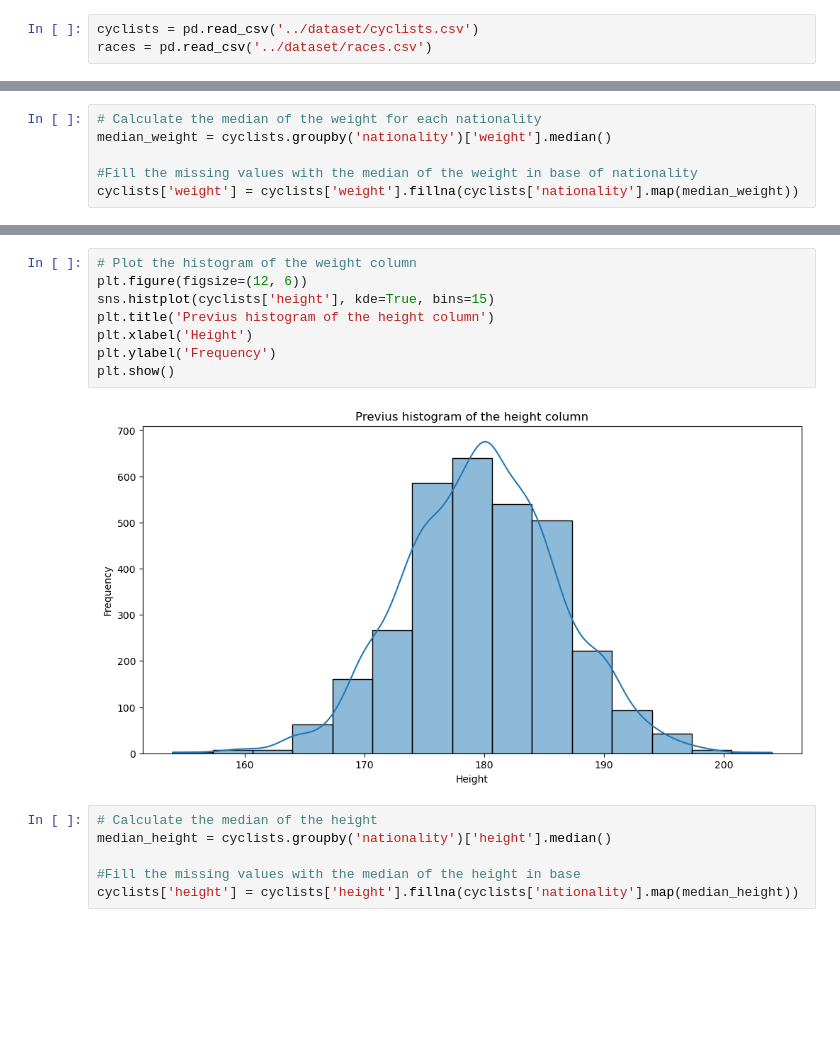
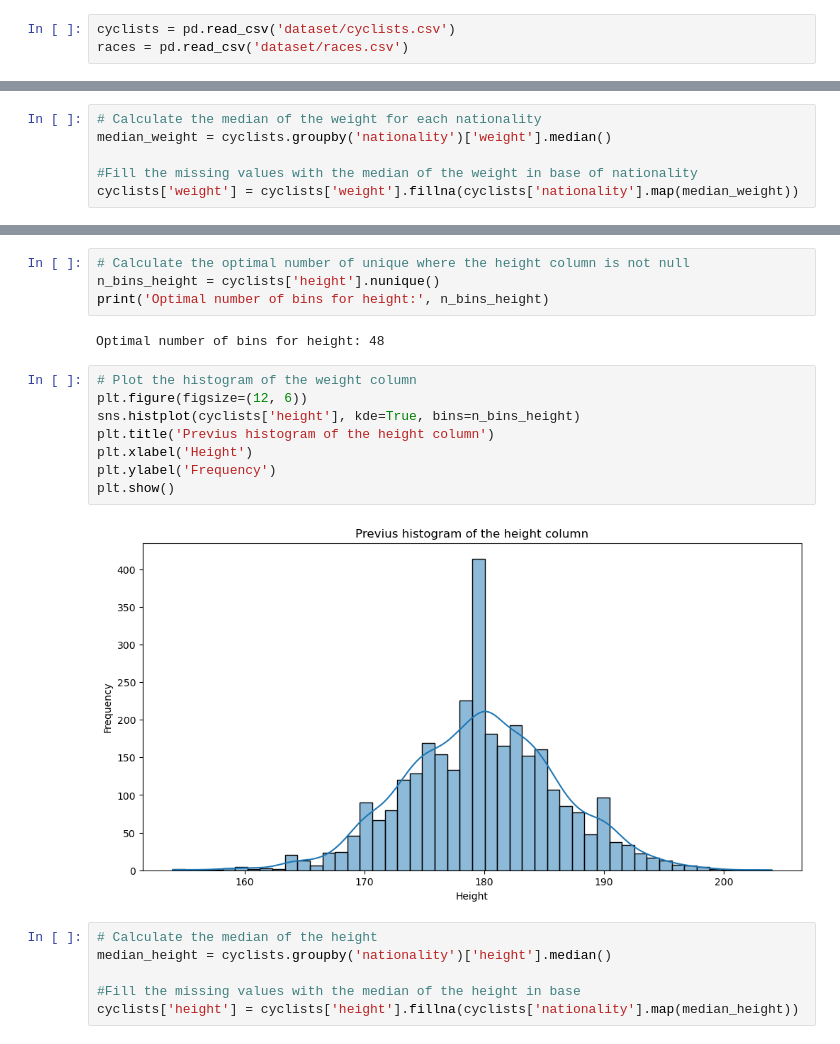
Before and after one commit to fefex302/Data-Mining, a Jupyter notebook: Data_cleaning.ipynb, the cells around one changed output, grey strips where cells are left out. Cells and saved outputs as stored; diff of their text form; blank space fills up the shorter version.

```diff
--- a/Data_cleaning.ipynb
+++ b/Data_cleaning.ipynb
@@ -5,5 +5,5 @@ import matplotlib.pyplot as plt
 import seaborn as sns
 from dataunderstanding import correlations
 # %%
-cyclists = pd.read_csv('../dataset/cyclists.csv')
-races = pd.read_csv('../dataset/races.csv')
+cyclists = pd.read_csv('dataset/cyclists.csv')
+races = pd.read_csv('dataset/races.csv')
@@ -49,13 +55,19 @@ plt.show()
+# %%
+# Calculate the optimal number of unique where the height column is not null
+n_bins_height = cyclists['height'].nunique()
+print('Optimal number of bins for height:', n_bins_height)
+# %% [output]
+Optimal number of bins for height: 48
 # %%
 # Plot the histogram of the weight column
 plt.figure(figsize=(12, 6))
-sns.histplot(cyclists['height'], kde=True, bins=15)
+sns.histplot(cyclists['height'], kde=True, bins=n_bins_height)
 plt.title('Previus histogram of the height column')
 plt.xlabel('Height')
 plt.ylabel('Frequency')
 plt.show()
 # %% [output]
-[figure, old version]
+[figure, new version]
 # %%
 # Calculate the median of the height
 median_height = cyclists.groupby('nationality')['height'].median()
```
Also changed, not shown: parts of 6 cells of this notebook, 2 other files.
